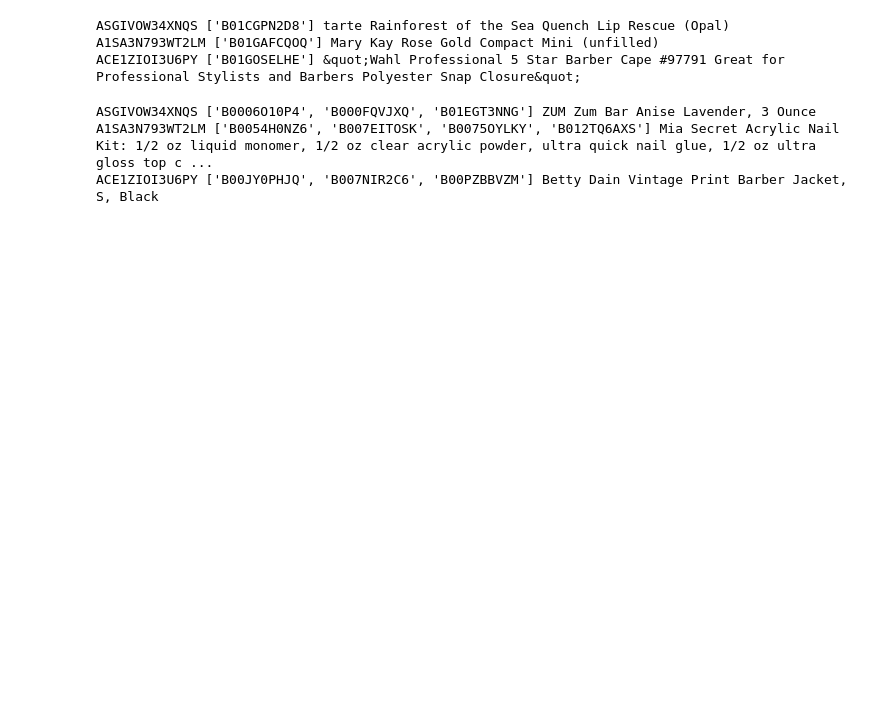
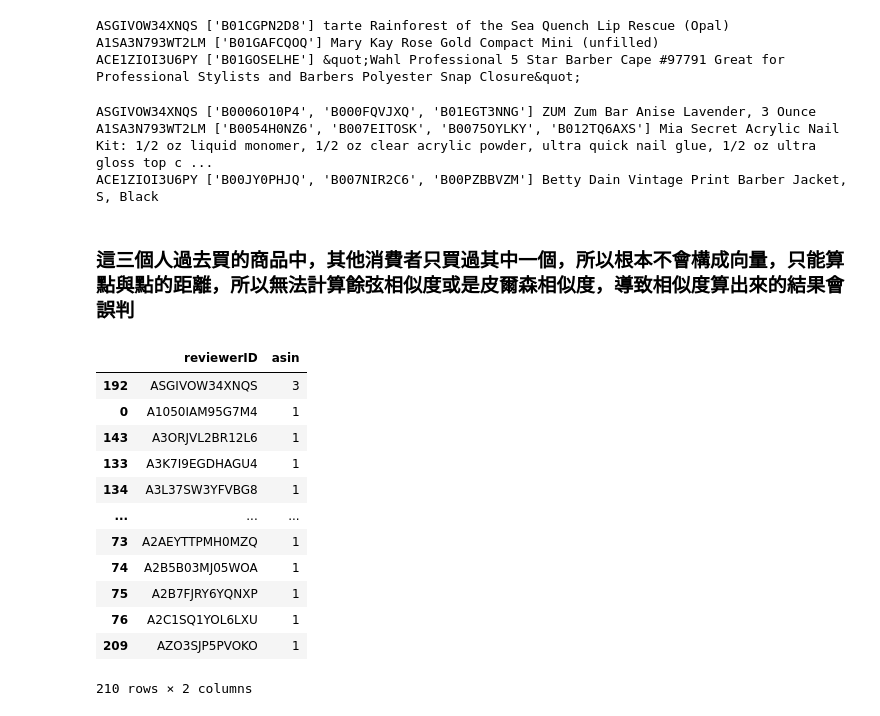
Before and after one commit to milanazhang/data-course-sample, a Jupyter notebook: cf-user-based.ipynb, the cells around one changed output. Drawn from its saved outputs; the diff is of its cells as text; code cells hidden in the pictures; blank space fills up the shorter version.

```diff
--- a/cf-user-based.ipynb
+++ b/cf-user-based.ipynb
@@ -628,3 +617,22 @@ for u in in_both_test_train - less_three:
 ASGIVOW34XNQS ['B0006O10P4', 'B000FQVJXQ', 'B01EGT3NNG'] ZUM Zum Bar Anise Lavender, 3 Ounce
 A1SA3N793WT2LM ['B0054H0NZ6', 'B007EITOSK', 'B0075OYLKY', 'B012TQ6AXS'] Mia Secret Acrylic Nail Kit: 1/2 oz liquid monomer, 1/2 oz clear acrylic powder, ultra quick nail glue, 1/2 oz ultra gloss top c ...
 ACE1ZIOI3U6PY ['B00JY0PHJQ', 'B007NIR2C6', 'B00PZBBVZM'] Betty Dain Vintage Print Barber Jacket, S, Black
+# %% [markdown]
+### 這三個人過去買的商品中，其他消費者只買過其中一個，所以根本不會構成向量，只能算點與點的距離，所以無法計算餘弦相似度或是皮爾森相似度，導致相似度算出來的結果會誤判
+# %%
+asin_list = ratings_trainings[ratings_trainings["reviewerID"]=="ASGIVOW34XNQS"]["asin"].to_list()
+ratings_trainings[ratings_trainings["asin"].isin(asin_list)].groupby("reviewerID",as_index=False)["asin"].nunique().sort_values("asin",ascending=False)
+# %% [output]
+|  | reviewerID | asin |
+| 192 | ASGIVOW34XNQS | 3 |
+| 0 | A1050IAM95G7M4 | 1 |
+| 143 | A3ORJVL2BR12L6 | 1 |
+| 133 | A3K7I9EGDHAGU4 | 1 |
+| 134 | A3L37SW3YFVBG8 | 1 |
+| ... | ... | ... |
+| 73 | A2AEYTTPMH0MZQ | 1 |
+| 74 | A2B5B03MJ05WOA | 1 |
+| 75 | A2B7FJRY6YQNXP | 1 |
+| 76 | A2C1SQ1YOL6LXU | 1 |
+| 209 | AZO3SJP5PVOKO | 1 |
+210 rows × 2 columns
```
Also changed, not shown: parts of 14 cells of this notebook.
